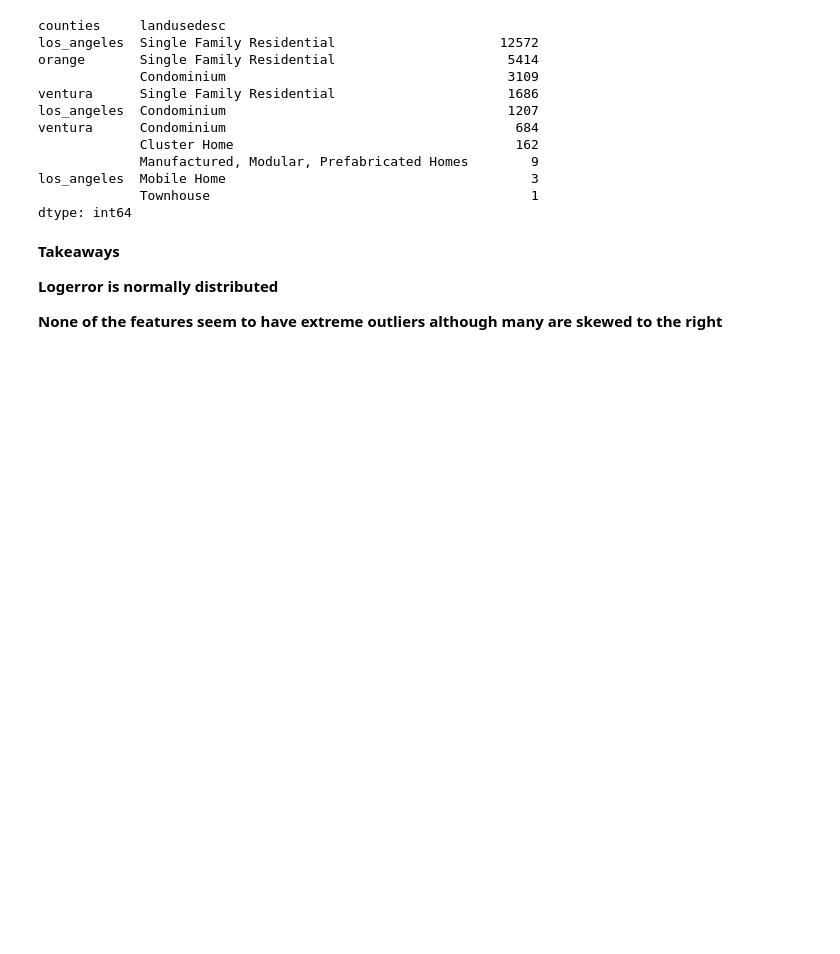
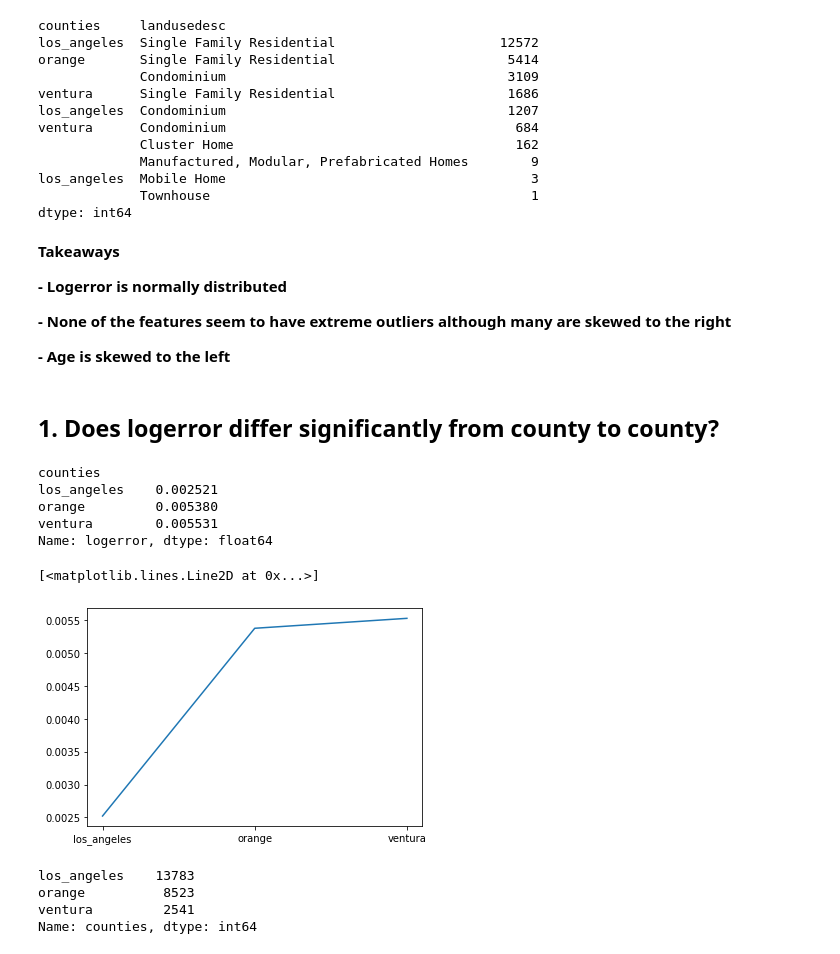
Before and after one commit to lainslie-18/clustering-exercises, a Jupyter notebook: explore_zillow.ipynb, the cells around one changed output. Saved outputs shown, nothing was run; the diff lists cells and outputs as text; code cells hidden in the pictures; blank space fills up the shorter version.

```diff
--- a/explore_zillow.ipynb
+++ b/explore_zillow.ipynb
@@ -65,6 +65,30 @@ dtype: int64
 # %% [markdown]
 **Takeaways**
 
-**Logerror is normally distributed**
+**- Logerror is normally distributed**
 
-**None of the features seem to have extreme outliers although many are skewed to the right**
+**- None of the features seem to have extreme outliers although many are skewed to the right**
+
+**- Age is skewed to the left**
+# %% [markdown]
+## 1. Does logerror differ significantly from county to county?
+# %%
+train.groupby(by='counties').logerror.mean()
+# %% [output]
+counties
+los_angeles    0.002521
+orange         0.005380
+ventura        0.005531
+Name: logerror, dtype: float64
+# %%
+plt.plot(train.groupby(by='counties').logerror.mean())
+# %% [output]
+[<matplotlib.lines.Line2D at 0x...>]
+[figure, added]
+# %%
+train.counties.value_counts()
+# %% [output]
+los_angeles    13783
+orange          8523
+ventura         2541
+Name: counties, dtype: int64
```
Also changed, not shown: parts of 2 cells of this notebook.
